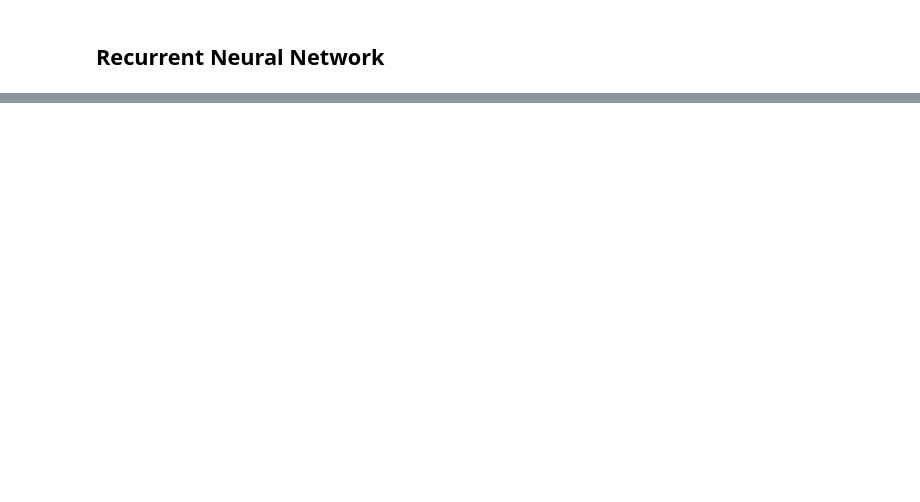
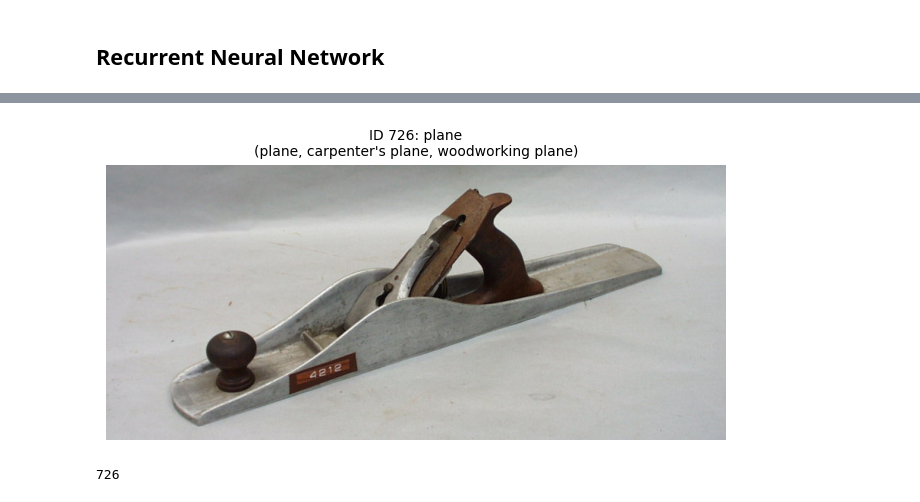
Before and after one commit to rahulbhadani/CPE487587_SP26, a Jupyter notebook: Code/Chapter_05_Deep_Learning_For_Sequence_Data.ipynb, the cells around one changed output, grey strips where cells are left out. Drawn from its saved outputs; the diff is of its cells as text; code cells hidden in the pictures; blank space fills up the shorter version.

```diff
--- a/Code/Chapter_05_Deep_Learning_For_Sequence_Data.ipynb
+++ b/Code/Chapter_05_Deep_Learning_For_Sequence_Data.ipynb
@@ -864,0 +775,25 @@ Epoch [20000/20000]  Loss: 0.0000  Accuracy: 100.0%
+# %%
+import matplotlib.pyplot as plt
+
+class_names = train_dataset.features['label'].names
+class_name = class_names[label]
+class_name
+
+first_example = train_dataset[0]
+image = first_example['image']
+label_id = first_example['label']
+
+full_label = class_names[label_id]
+primary_name = full_label.split(',')[0].strip()
+
+plt.figure(figsize=(8, 8))
+plt.imshow(image)
+plt.title(f"ID {label_id}: {primary_name}\n({full_label})", fontsize=10)
+plt.axis('off')
+plt.show()
+# %% [output]
+[figure, added]
+# %%
+label
+# %% [output]
+726
```
Also changed, not shown: parts of 190 cells of this notebook.
